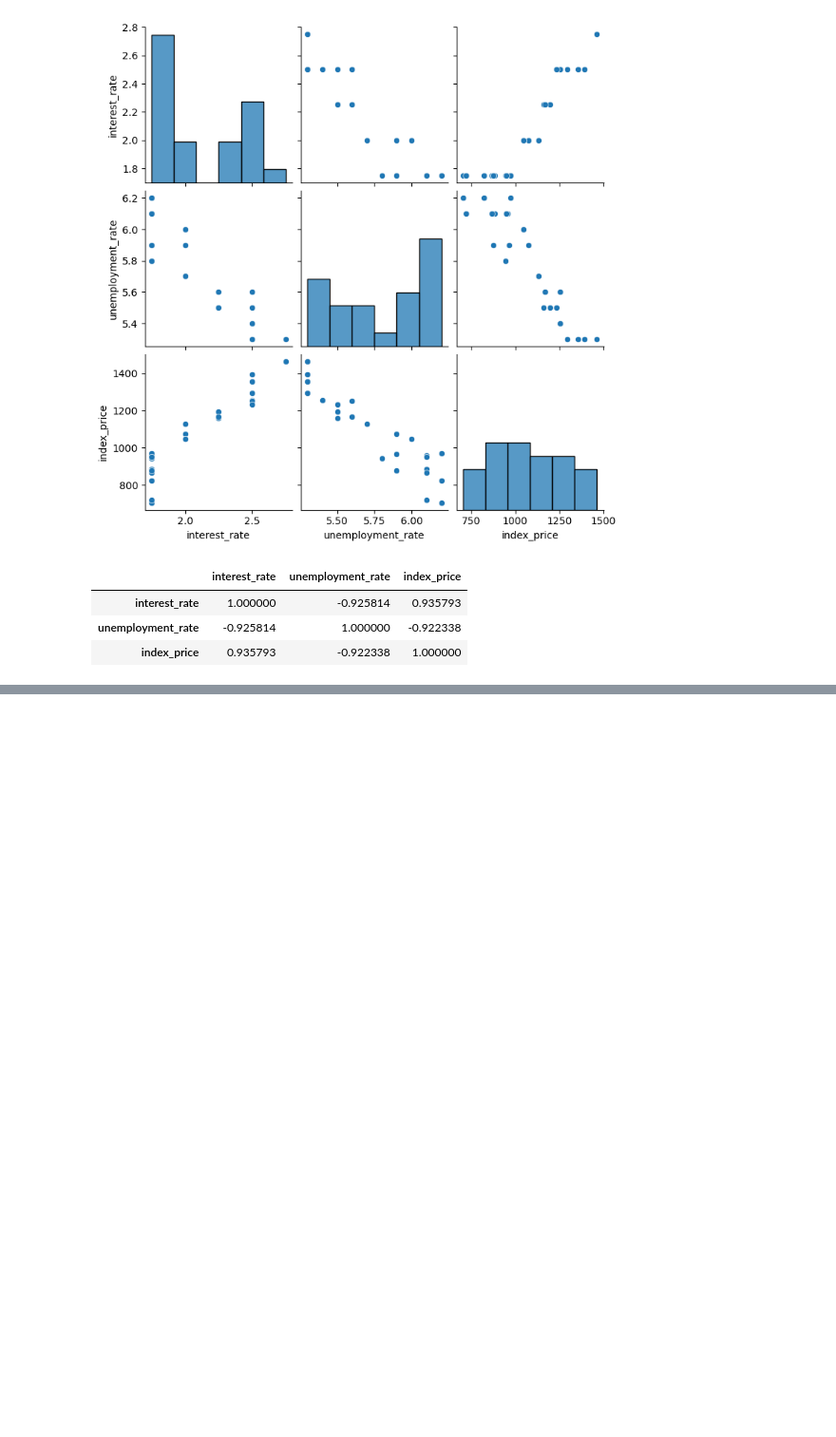
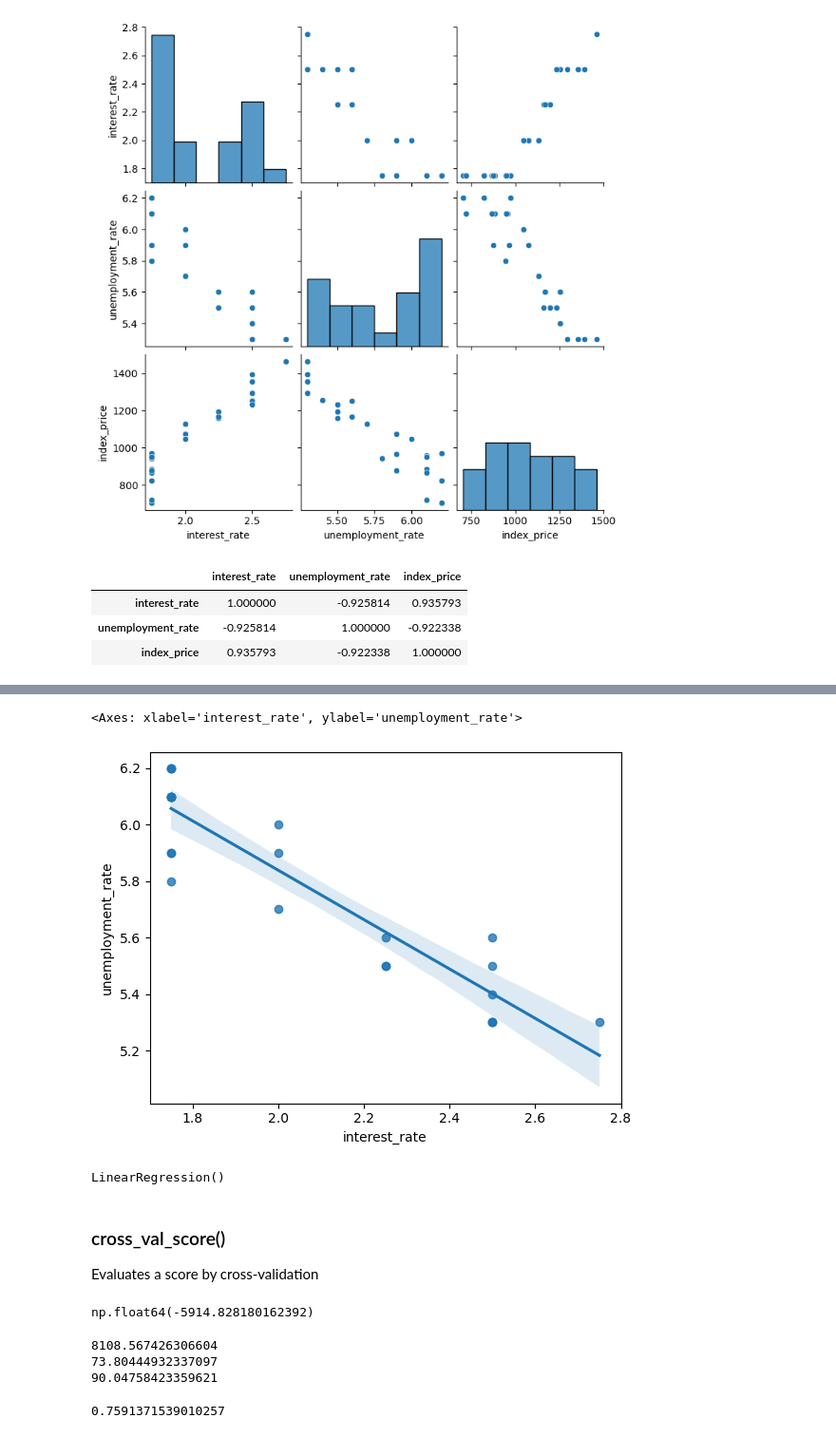
Before and after one commit to ankit-yadav9834/ML-playground-, a Jupyter notebook: Regression/multiple_reg.ipynb, the cells around one changed output, grey strips where cells are left out. Shown at 95% size. Cells and saved outputs as stored; diff of their text form; code cells hidden in the pictures; blank space fills up the shorter version.

```diff
--- a/Regression/multiple_reg.ipynb
+++ b/Regression/multiple_reg.ipynb
@@ -61,0 +78,5 @@ df.corr()
+# %%
+sns.regplot(x=df['interest_rate'], y=df['unemployment_rate'])
+# %% [output]
+<Axes: xlabel='interest_rate', ylabel='unemployment_rate'>
+[figure, added]
@@ -61,0 +90,11 @@ df.corr()
+# %%
+from sklearn.linear_model import LinearRegression
+
+regression = LinearRegression()
+regression.fit(x_train, y_train)
+# %% [output]
+LinearRegression()
+# %% [markdown]
+### cross_val_score()
+
+Evaluates a score by cross-validation
@@ -61,0 +108,4 @@ df.corr()
+# %%
+np.mean(validation_score)
+# %% [output]
+np.float64(-5914.828180162392)
@@ -61,0 +115,21 @@ df.corr()
+# %%
+from sklearn.metrics import mean_absolute_error, mean_squared_error
+
+mse= mean_squared_error(y_test, y_pred)
+mae = mean_absolute_error(y_test, y_pred)
+rmse = np.sqrt(mse)
+
+print(mse)
+print(mae)
+print(rmse)
+# %% [output]
+8108.567426306604
+73.80444932337097
+90.04758423359621
+# %%
+from sklearn.metrics import r2_score
+
+r_sq = r2_score(y_test, y_pred)
+print(r_sq)
+# %% [output]
+0.7591371539010257
```
Also changed, not shown: parts of 18 cells of this notebook, 3 other files.
